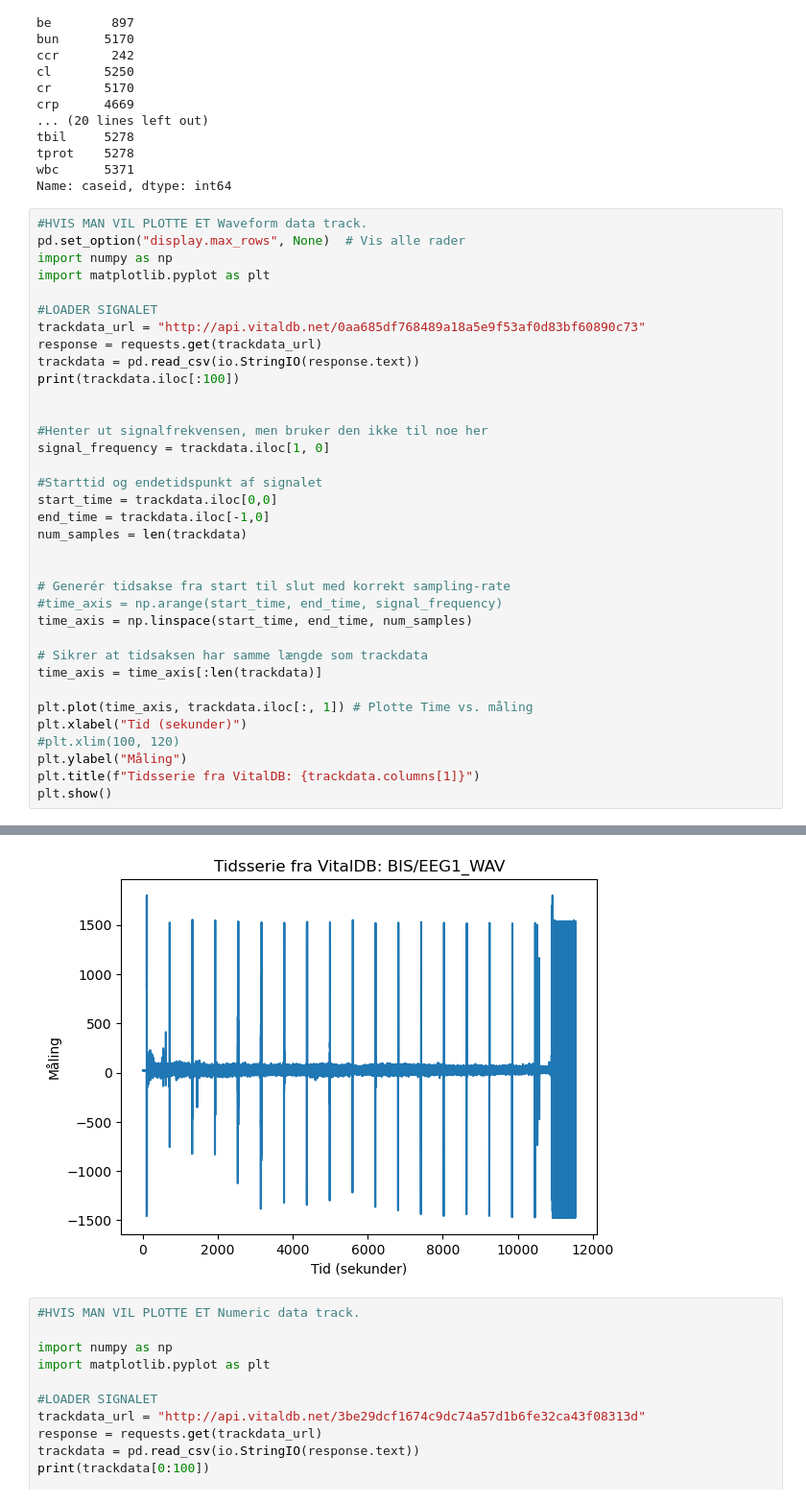
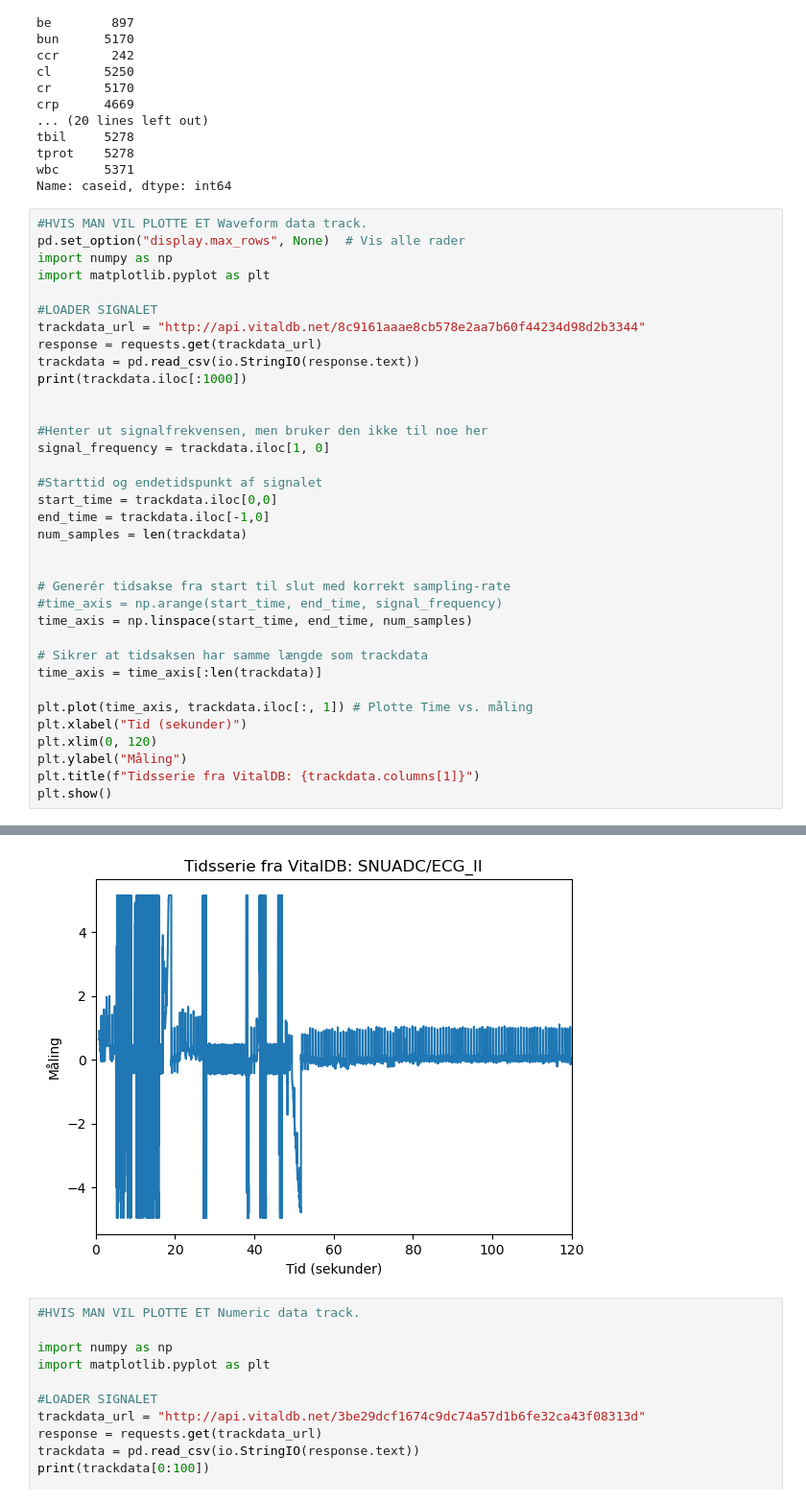
Before and after one commit to jennyskrytenjohnsen/P10, a Jupyter notebook: Preprocessing/myfirstnotebook.ipynb, the cells around one changed output, grey strips where cells are left out. Shown: that part at 96% size. Saved outputs shown, nothing was run; the diff lists cells and outputs as text.

```diff
--- a/Preprocessing/myfirstnotebook.ipynb
+++ b/Preprocessing/myfirstnotebook.ipynb
@@ -218,10 +232,10 @@ import numpy as np
 import matplotlib.pyplot as plt
 
 #LOADER SIGNALET
-trackdata_url = "http://api.vitaldb.net/0aa685df768489a18a5e9f53af0d83bf60890c73"
+trackdata_url = "http://api.vitaldb.net/8c9161aaae8cb578e2aa7b60f44234d98d2b3344"
 response = requests.get(trackdata_url)
 trackdata = pd.read_csv(io.StringIO(response.text))
-print(trackdata.iloc[:100])
+print(trackdata.iloc[:1000])
 
 
 #Henter ut signalfrekvensen, men bruker den ikke til noe her
@@ -242,7 +256,7 @@ time_axis = time_axis[:len(trackdata)]
 
 plt.plot(time_axis, trackdata.iloc[:, 1]) # Plotte Time vs. måling
 plt.xlabel("Tid (sekunder)")
-#plt.xlim(100, 120)
+plt.xlim(0, 120)
 plt.ylabel("Måling")
 plt.title(f"Tidsserie fra VitalDB: {trackdata.columns[1]}")
 plt.show()
@@ -267,4 +281,4 @@ plt.show()
-[figure, old version]
+[figure, new version]
 # %%
 #HVIS MAN VIL PLOTTE ET Numeric data track.
 
```
Also changed, not shown: parts of 3 cells of this notebook.
